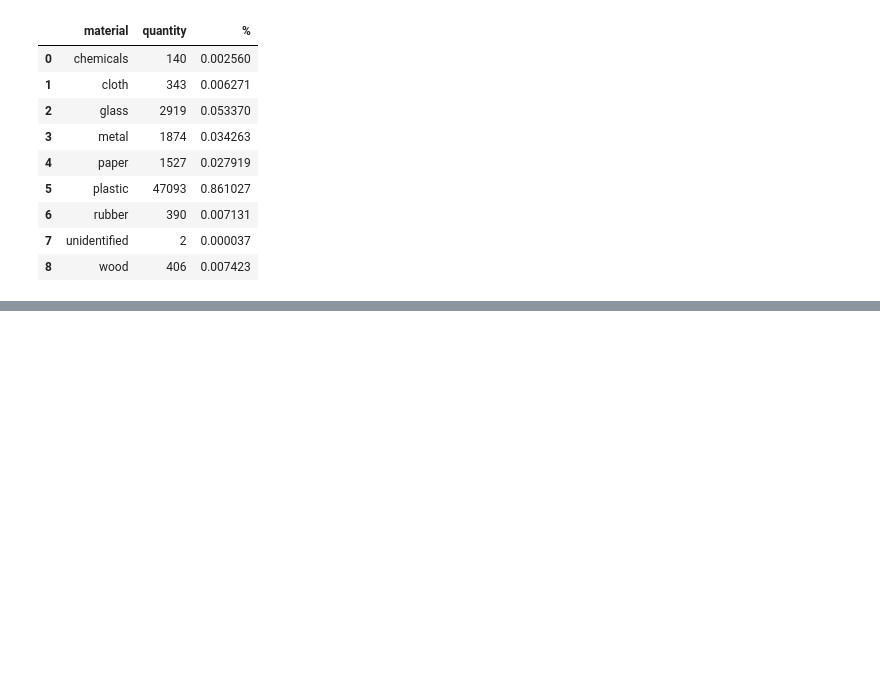
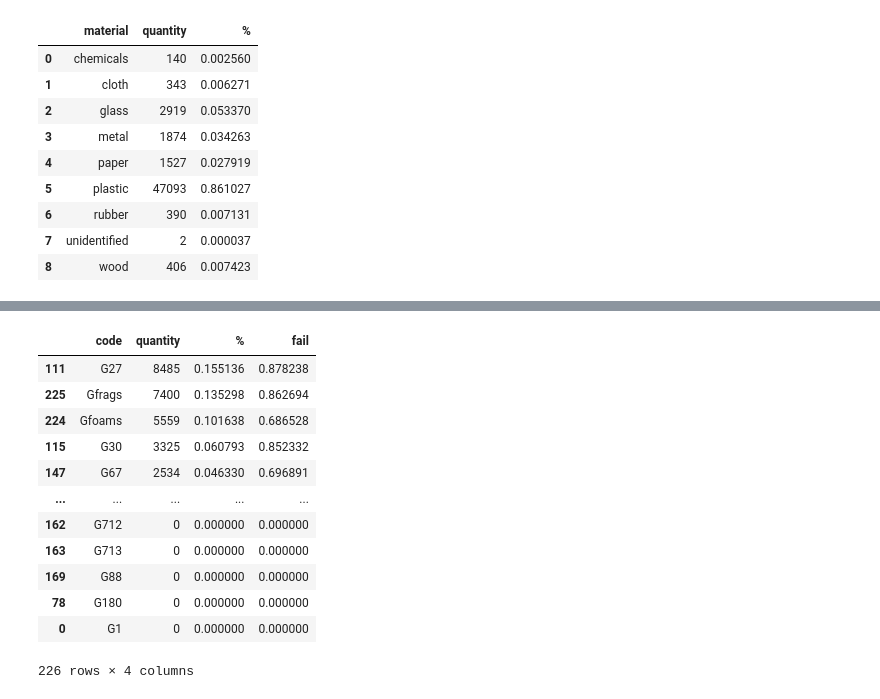
Before and after one commit to hammerdirt-analyst/feb_2024, a Jupyter notebook: testing_data_models.ipynb, the cells around one changed output, grey strips where cells are left out. Saved outputs shown, nothing was run; the diff lists cells and outputs as text; code cells hidden in the pictures; blank space fills up the shorter version.

```diff
--- a/testing_data_models.ipynb
+++ b/testing_data_models.ipynb
@@ -413,0 +464,25 @@ occurrence_rates
+# %%
+# identify the objects that were found in at least 50% of the samples
+# calculate the quantity per sample for each code and sample
+occurrences = aggregate_dataframe(code_result_df, ["loc_date", "code"], {"quantity":"sum"})
+
+# count the number of times that any object was found and
+# and divide it by the total number of samples
+event_counts  = count_objects_with_positive_quantity(occurrences)
+
+# select the objects that were found in at least 50% of the surveys
+abundant["fail"] = abundant.code.apply(lambda x: event_counts.loc[x])
+# %% [output]
+|  | code | quantity | % | fail |
+| 111 | G27 | 8485 | 0.155136 | 0.878238 |
+| 225 | Gfrags | 7400 | 0.135298 | 0.862694 |
+| 224 | Gfoams | 5559 | 0.101638 | 0.686528 |
+| 115 | G30 | 3325 | 0.060793 | 0.852332 |
+| 147 | G67 | 2534 | 0.046330 | 0.696891 |
+| ... | ... | ... | ... | ... |
+| 162 | G712 | 0 | 0.000000 | 0.000000 |
+| 163 | G713 | 0 | 0.000000 | 0.000000 |
+| 169 | G88 | 0 | 0.000000 | 0.000000 |
+| 78 | G180 | 0 | 0.000000 | 0.000000 |
+| 0 | G1 | 0 | 0.000000 | 0.000000 |
+226 rows × 4 columns
```
Also changed, not shown: parts of 18 cells of this notebook, 2 other files.
